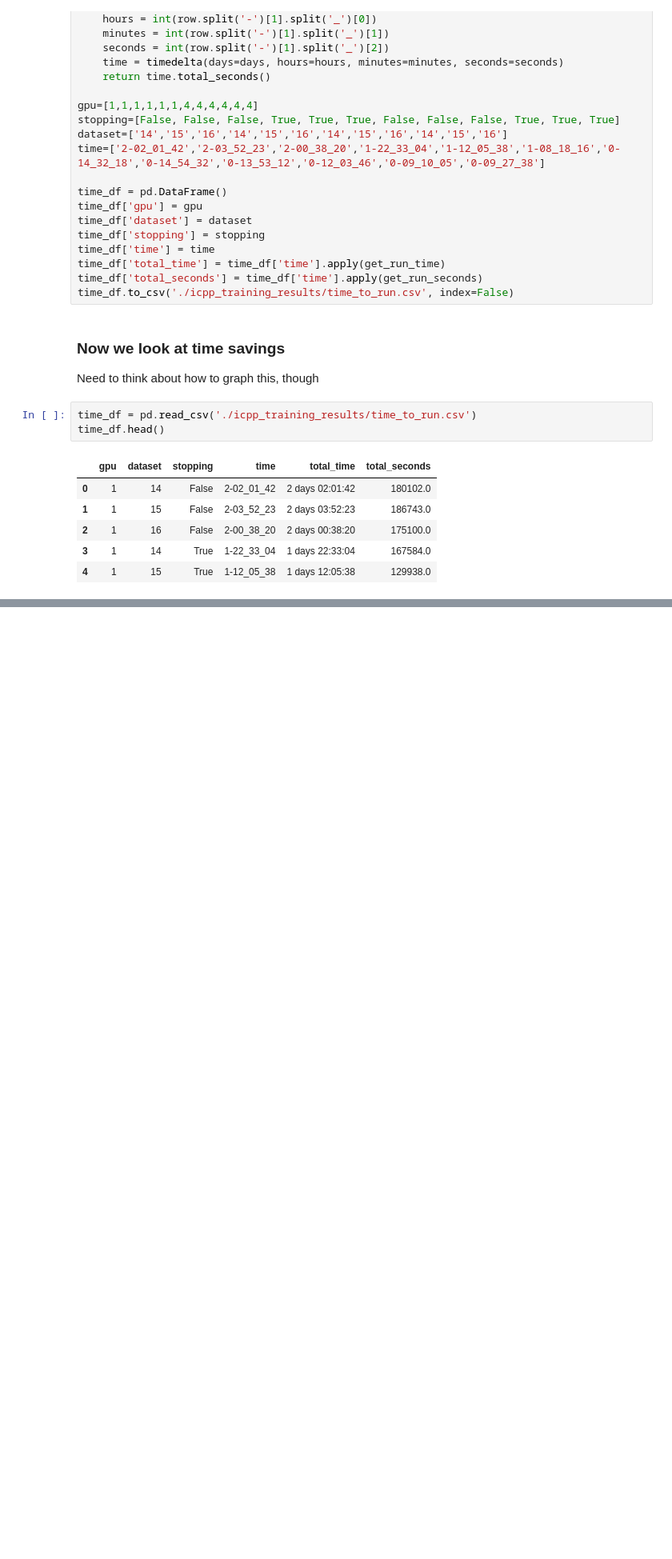
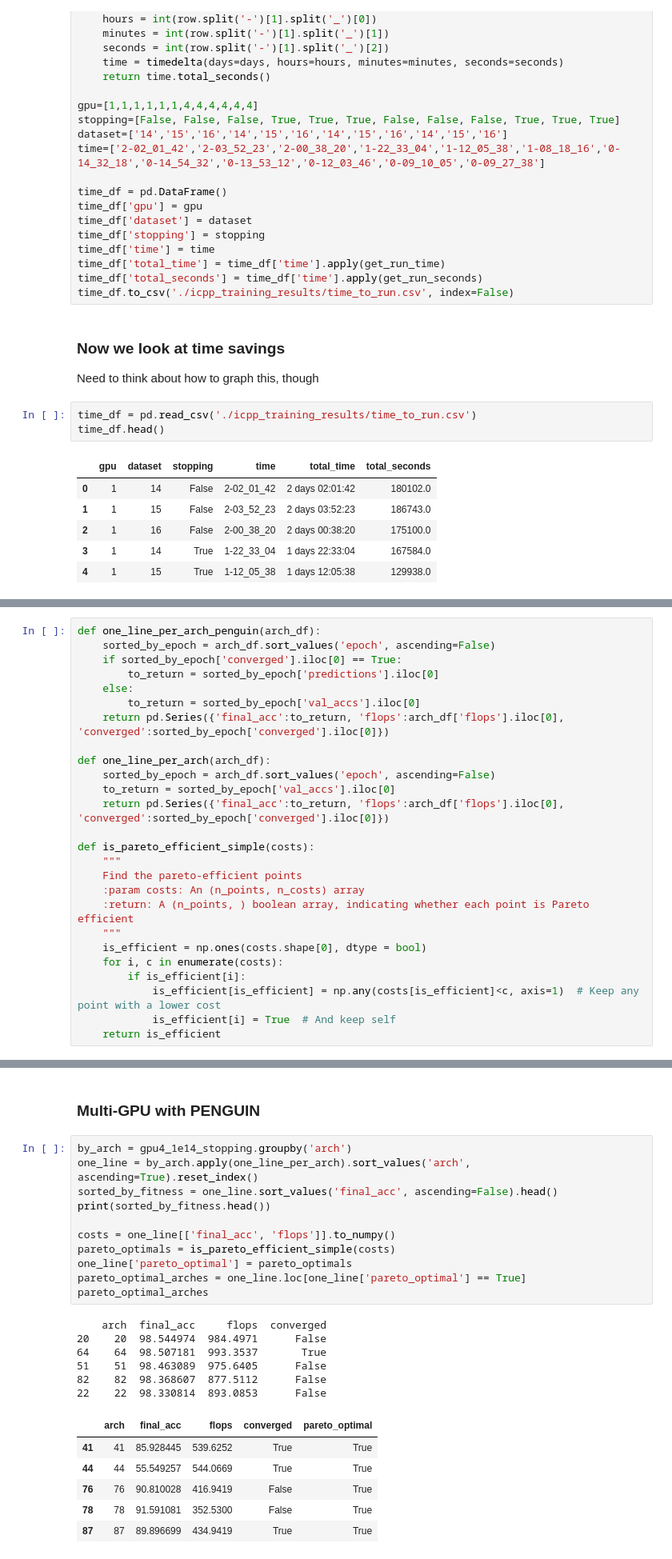
Before and after one commit to TauferLab/Reproducibility_A4NN_ICPP23, a Jupyter notebook: paper_analysis.ipynb, the cells around one changed output, grey strips where cells are left out. Shown at 80% size. Saved outputs shown, nothing was run; the diff lists cells and outputs as text; blank space fills up the shorter version.

```diff
--- a/paper_analysis.ipynb
+++ b/paper_analysis.ipynb
@@ -243,0 +248,26 @@ plt.show()
+# %%
+def one_line_per_arch_penguin(arch_df):
+    sorted_by_epoch = arch_df.sort_values('epoch', ascending=False)
+    if sorted_by_epoch['converged'].iloc[0] == True:
+        to_return = sorted_by_epoch['predictions'].iloc[0]
+    else:
+        to_return = sorted_by_epoch['val_accs'].iloc[0]
+    return pd.Series({'final_acc':to_return, 'flops':arch_df['flops'].iloc[0], 'converged':sorted_by_epoch['converged'].iloc[0]})
+
+def one_line_per_arch(arch_df):
+    sorted_by_epoch = arch_df.sort_values('epoch', ascending=False)
+    to_return = sorted_by_epoch['val_accs'].iloc[0]
+    return pd.Series({'final_acc':to_return, 'flops':arch_df['flops'].iloc[0], 'converged':sorted_by_epoch['converged'].iloc[0]})
+
+def is_pareto_efficient_simple(costs):
+    """
+    Find the pareto-efficient points
+    :param costs: An (n_points, n_costs) array
+    :return: A (n_points, ) boolean array, indicating whether each point is Pareto efficient
+    """
+    is_efficient = np.ones(costs.shape[0], dtype = bool)
+    for i, c in enumerate(costs):
+        if is_efficient[i]:
+            is_efficient[is_efficient] = np.any(costs[is_efficient]<c, axis=1)  # Keep any point with a lower cost
+            is_efficient[i] = True  # And keep self
+    return is_efficient
@@ -243,0 +319,26 @@ plt.show()
+# %% [markdown]
+### Multi-GPU with PENGUIN
+# %%
+by_arch = gpu4_1e14_stopping.groupby('arch')
+one_line = by_arch.apply(one_line_per_arch).sort_values('arch', ascending=True).reset_index()
+sorted_by_fitness = one_line.sort_values('final_acc', ascending=False).head()
+print(sorted_by_fitness.head())
+
+costs = one_line[['final_acc', 'flops']].to_numpy()
+pareto_optimals = is_pareto_efficient_simple(costs)
+one_line['pareto_optimal'] = pareto_optimals
+pareto_optimal_arches = one_line.loc[one_line['pareto_optimal'] == True]
+pareto_optimal_arches
+# %% [output]
+    arch  final_acc     flops  converged
+20    20  98.544974  984.4971      False
+64    64  98.507181  993.3537       True
+51    51  98.463089  975.6405      False
+82    82  98.368607  877.5112      False
+22    22  98.330814  893.0853      False
+|  | arch | final_acc | flops | converged | pareto_optimal |
+| 41 | 41 | 85.928445 | 539.6252 | True | True |
+| 44 | 44 | 55.549257 | 544.0669 | True | True |
+| 76 | 76 | 90.810028 | 416.9419 | False | True |
+| 78 | 78 | 91.591081 | 352.5300 | False | True |
+| 87 | 87 | 89.896699 | 434.9419 | True | True |
```
Also changed, not shown: parts of 7 cells of this notebook.
